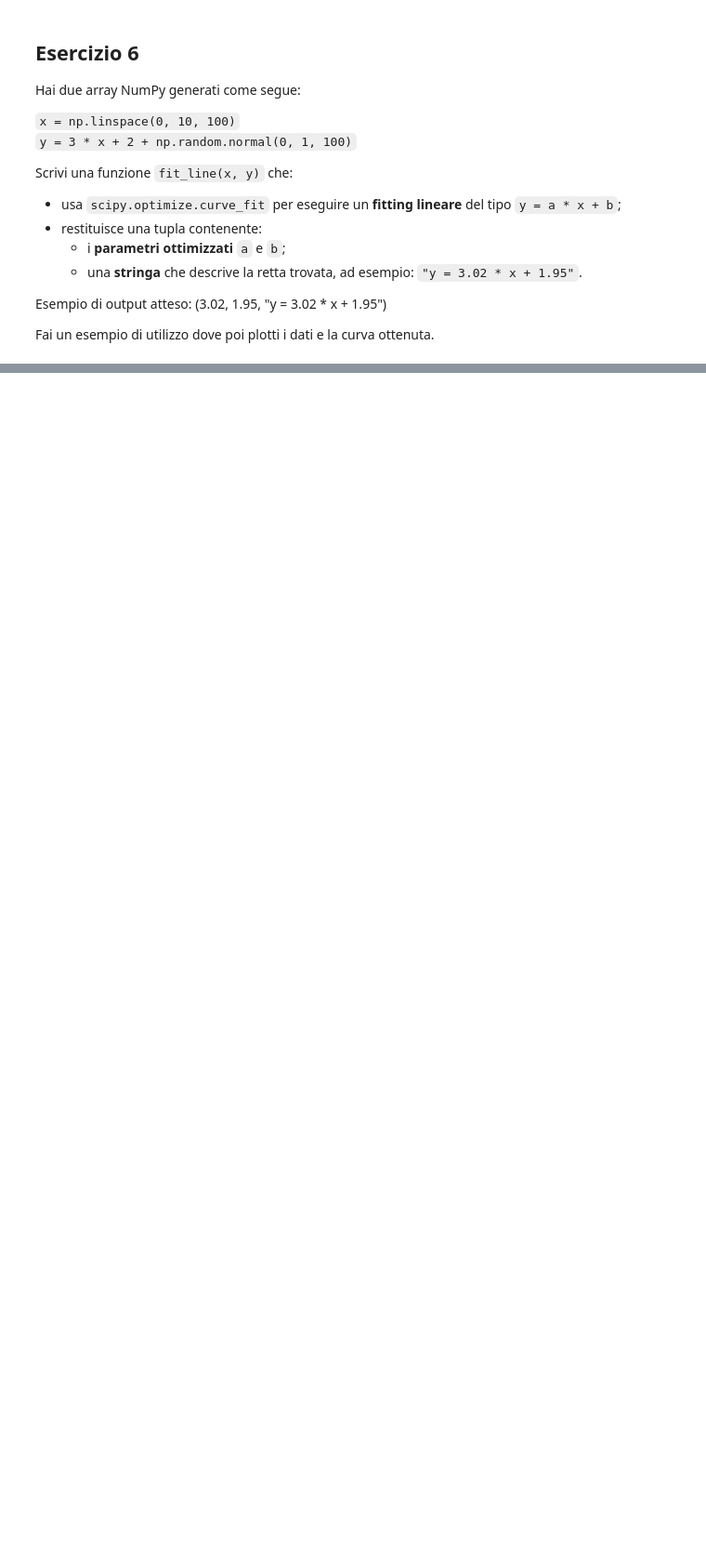
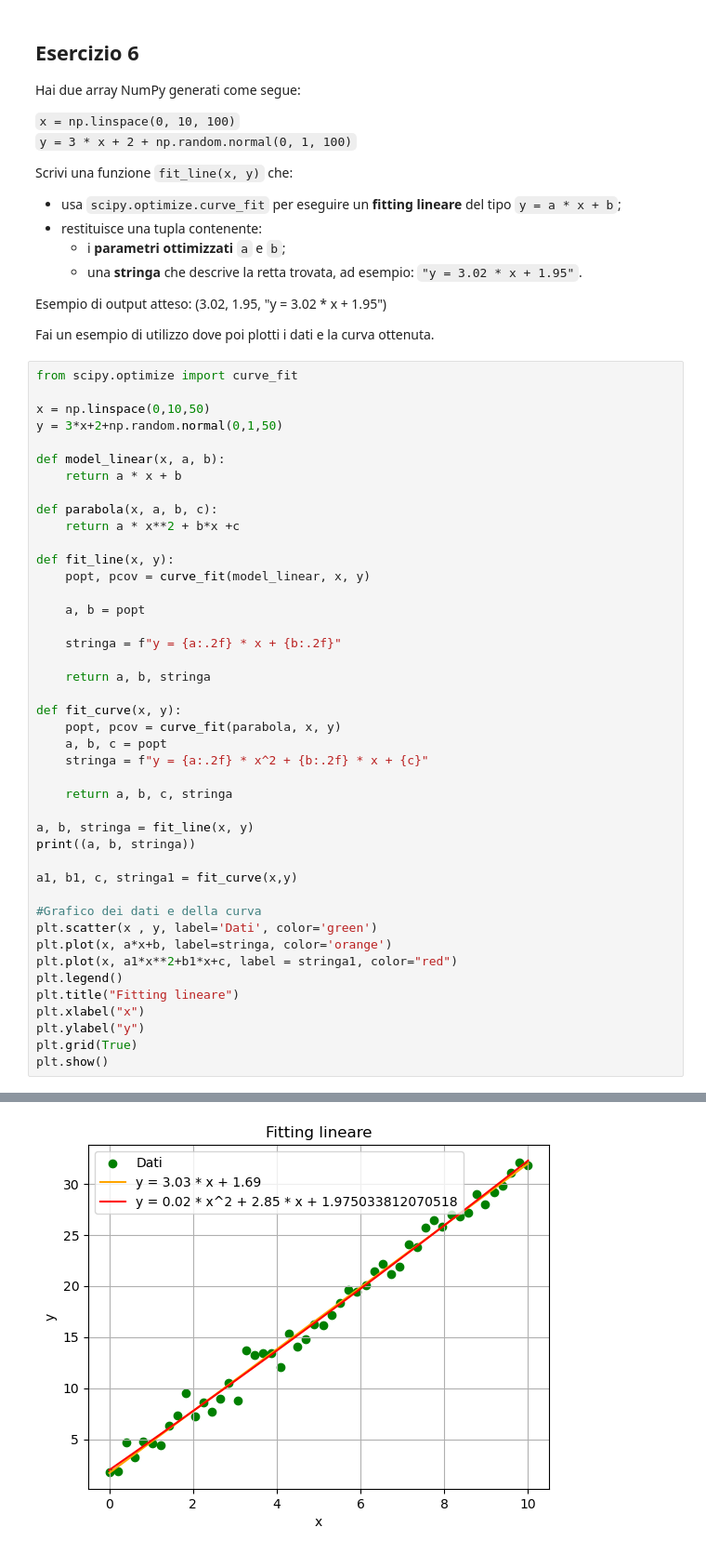
Before and after one commit to JKLgia/ProgrammingLab_II, a Jupyter notebook: Esercizi_Laboratorio/08_Simulazione/simulazEsame.ipynb, the cells around one changed output, grey strips where cells are left out. Shown at 93% size. Saved outputs shown, nothing was run; the diff lists cells and outputs as text; blank space fills up the shorter version.

```diff
--- a/Esercizi_Laboratorio/08_Simulazione/simulazEsame.ipynb
+++ b/Esercizi_Laboratorio/08_Simulazione/simulazEsame.ipynb
@@ -273,3 +325,47 @@ Scrivi una funzione `fit_line(x, y)` che:
 Esempio di output atteso:   (3.02, 1.95, "y = 3.02 * x + 1.95")
 
 Fai un esempio di utilizzo dove poi plotti i dati e la curva ottenuta.
+# %%
+from scipy.optimize import curve_fit
+
+x = np.linspace(0,10,50)
+y = 3*x+2+np.random.normal(0,1,50)
+
+def model_linear(x, a, b):
+    return a * x + b
+
+def parabola(x, a, b, c):
+    return a * x**2 + b*x +c
+
+def fit_line(x, y):
+    popt, pcov = curve_fit(model_linear, x, y)
+
+    a, b = popt
+
+    stringa = f"y = {a:.2f} * x + {b:.2f}"
+
+    return a, b, stringa
+
+def fit_curve(x, y):
+    popt, pcov = curve_fit(parabola, x, y)
+    a, b, c = popt
+    stringa = f"y = {a:.2f} * x^2 + {b:.2f} * x + {c}"
+
+    return a, b, c, stringa
+
+a, b, stringa = fit_line(x, y)
+print((a, b, stringa))
+
+a1, b1, c, stringa1 = fit_curve(x,y)
+
+#Grafico dei dati e della curva
+plt.scatter(x , y, label='Dati', color='green')
+plt.plot(x, a*x+b, label=stringa, color='orange')
+plt.plot(x, a1*x**2+b1*x+c, label = stringa1, color="red")
+plt.legend()
+plt.title("Fitting lineare")
+plt.xlabel("x")
+plt.ylabel("y")
+plt.grid(True)
+plt.show()
+# %% [output]
@@ -275,0 +373 @@ Fai un esempio di utilizzo dove poi plotti i dati e la curva ottenuta.
+[figure, added]
```
Also changed, not shown: parts of 4 cells of this notebook.
